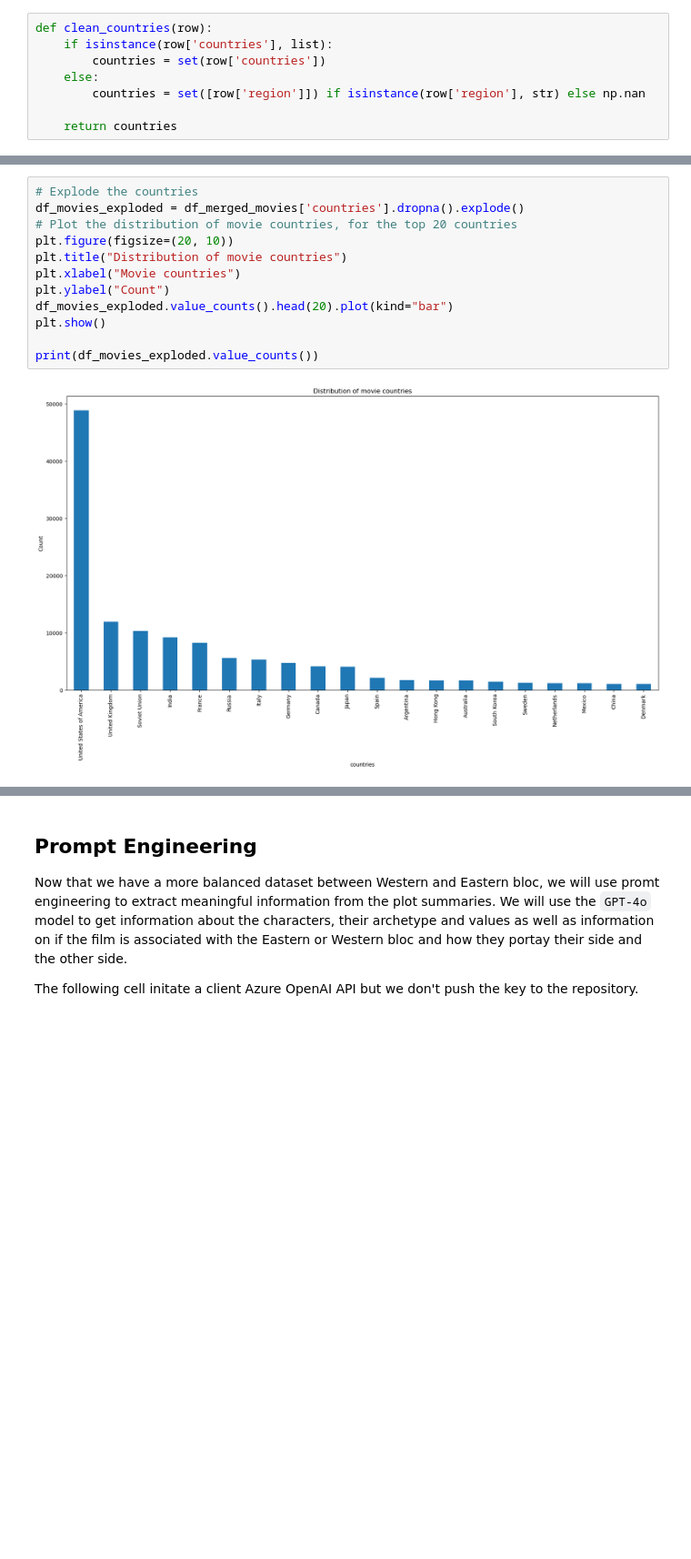
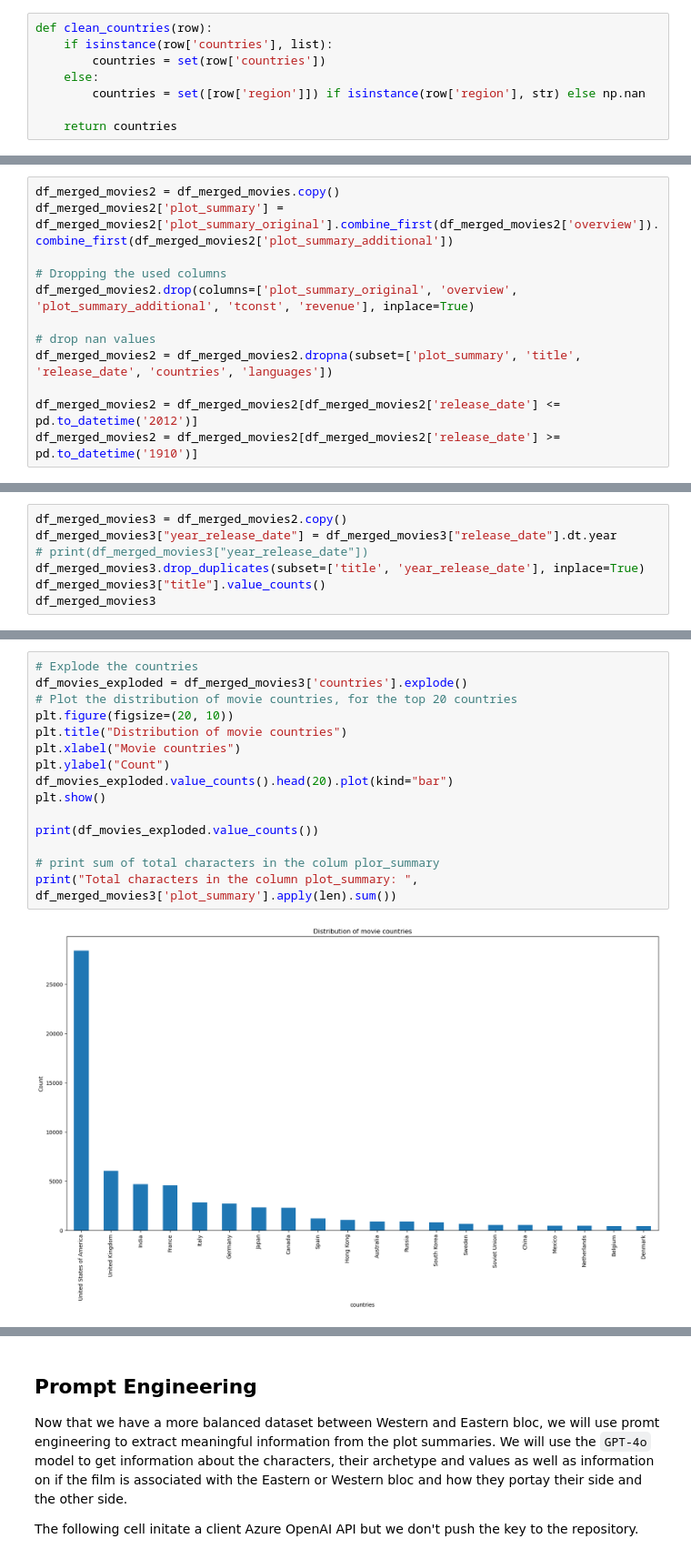
Before and after one commit to epfl-ada/ada-2024-project-datamigos, a Jupyter notebook: milestone_2.ipynb, the cells around one changed output, grey strips where cells are left out. Shown: that part at 91% size. Cells and saved outputs as stored; diff of their text form; blank space fills up the shorter version.

```diff
--- a/milestone_2.ipynb
+++ b/milestone_2.ipynb
@@ -1054,0 +1036,12 @@ df_merged_movies
+# %%
+df_merged_movies2 = df_merged_movies.copy()
+df_merged_movies2['plot_summary'] = df_merged_movies2['plot_summary_original'].combine_first(df_merged_movies2['overview']).combine_first(df_merged_movies2['plot_summary_additional'])
+
+# Dropping the used columns
+df_merged_movies2.drop(columns=['plot_summary_original', 'overview', 'plot_summary_additional', 'tconst', 'revenue'], inplace=True)
+
+# drop nan values
+df_merged_movies2 = df_merged_movies2.dropna(subset=['plot_summary', 'title', 'release_date', 'countries', 'languages'])
+
+df_merged_movies2 = df_merged_movies2[df_merged_movies2['release_date'] <= pd.to_datetime('2012')]
+df_merged_movies2 = df_merged_movies2[df_merged_movies2['release_date'] >= pd.to_datetime('1910')]
@@ -1054,0 +1064,7 @@ df_merged_movies
+# %%
+df_merged_movies3 = df_merged_movies2.copy()
+df_merged_movies3["year_release_date"] = df_merged_movies3["release_date"].dt.year
+# print(df_merged_movies3["year_release_date"])
+df_merged_movies3.drop_duplicates(subset=['title', 'year_release_date'], inplace=True)
+df_merged_movies3["title"].value_counts()
+df_merged_movies3
@@ -1055,15 +1085,18 @@ df_merged_movies
 # %%
 # Explode the countries
-df_movies_exploded = df_merged_movies['countries'].dropna().explode()
+df_movies_exploded = df_merged_movies3['countries'].explode()
 # Plot the distribution of movie countries, for the top 20 countries
 plt.figure(figsize=(20, 10))
 plt.title("Distribution of movie countries")
 plt.xlabel("Movie countries")
 plt.ylabel("Count")
 df_movies_exploded.value_counts().head(20).plot(kind="bar")
 plt.show()
 
 print(df_movies_exploded.value_counts())
+
+# print sum of total characters in the colum plor_summary
+print("Total characters in the column plot_summary: ", df_merged_movies3['plot_summary'].apply(len).sum())
 # %% [output]
-[figure, old version]
+[figure, new version]
 countries
```
Also changed, not shown: parts of 16 cells of this notebook, 1 other file.
